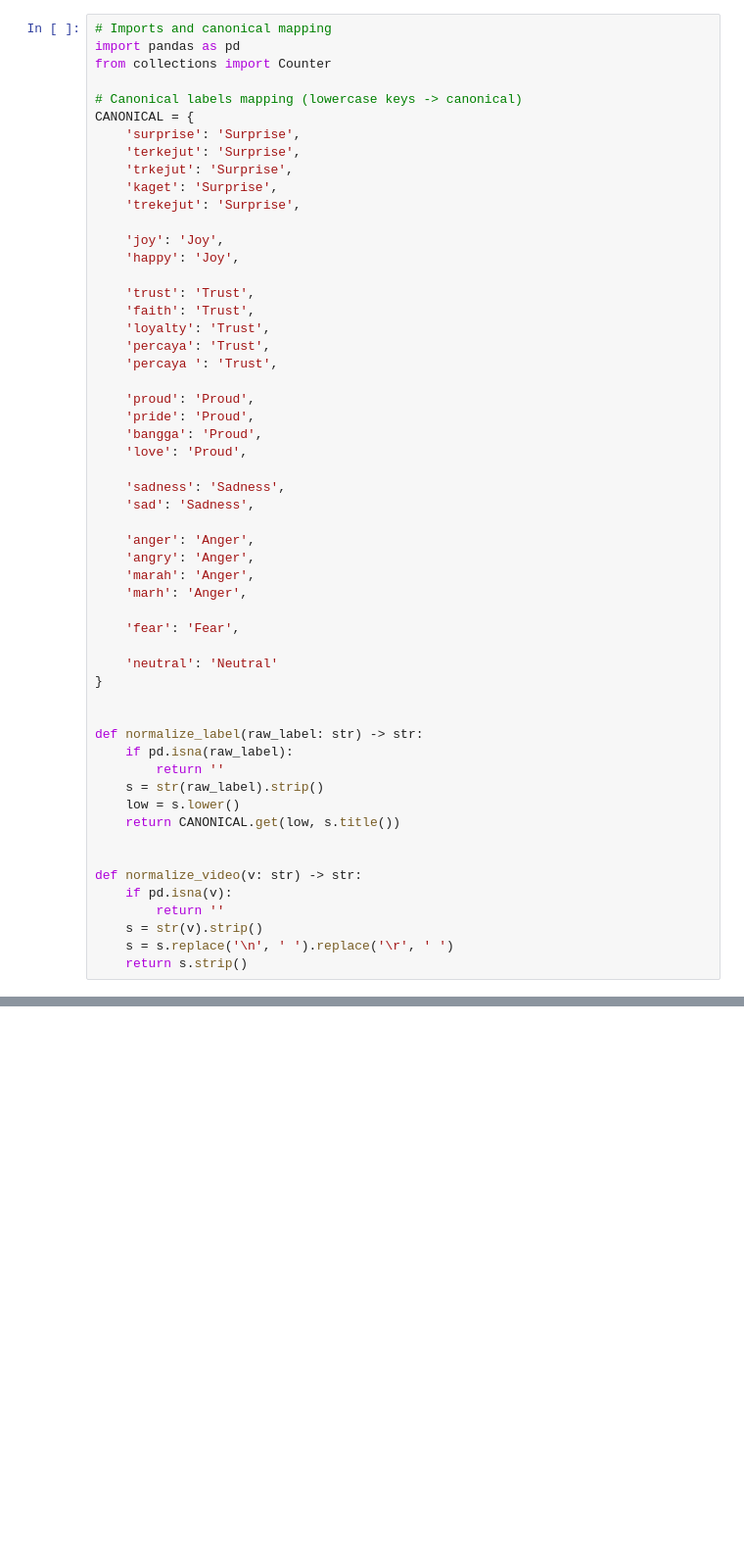
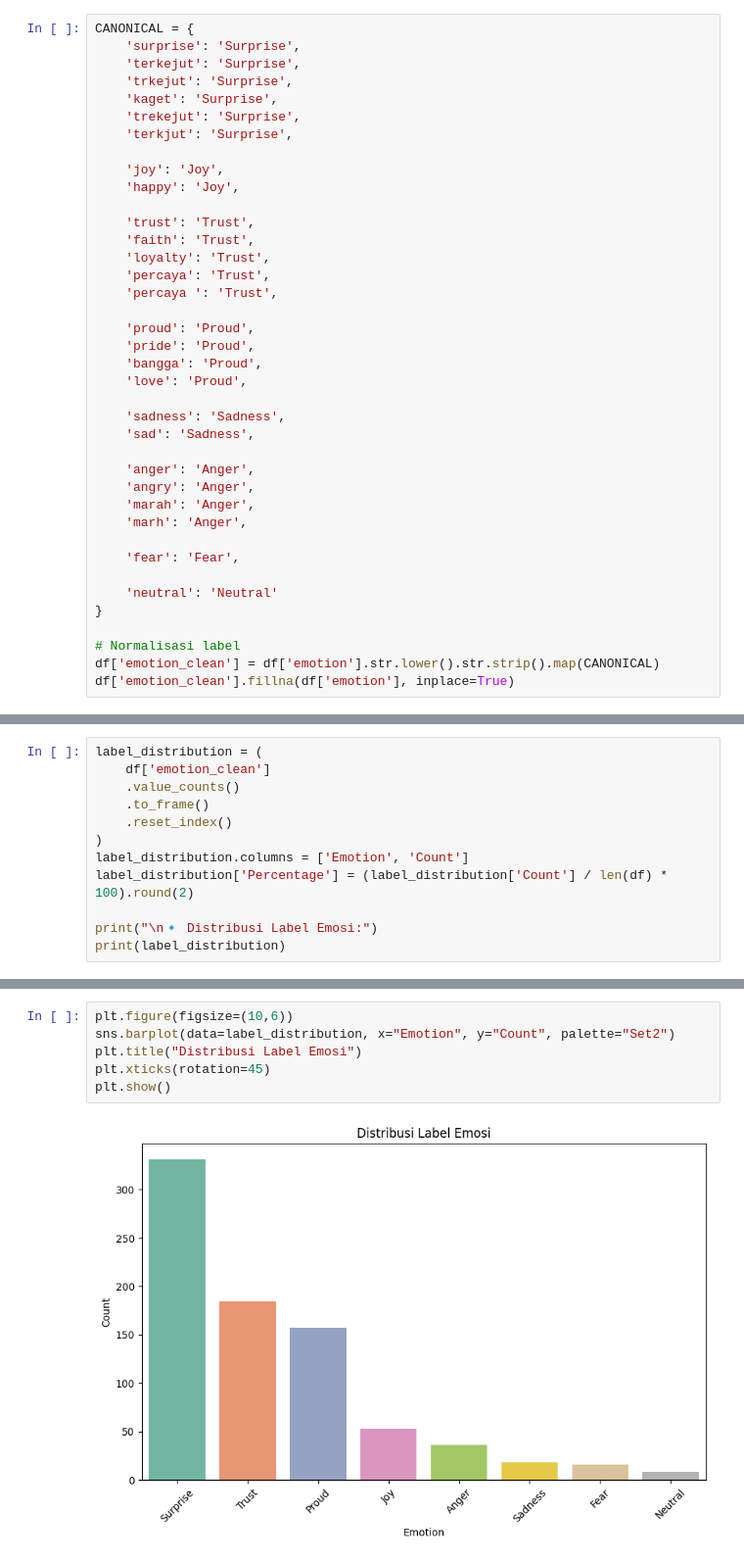
Before and after one commit to maybeitsai/video-emotion-cls, a Jupyter notebook: main.ipynb, the cells around one changed output, grey strips where cells are left out. Shown at 98% size. Drawn from its saved outputs; the diff is of its cells as text; blank space fills up the shorter version.

```diff
--- a/main.ipynb
+++ b/main.ipynb
@@ -22,15 +112,11 @@ Catatan: Saya berasumsi kebijakan resolusi otomatis yang wajar adalah majority-v
 # %%
-# Imports and canonical mapping
-import pandas as pd
-from collections import Counter
-
-# Canonical labels mapping (lowercase keys -> canonical)
 CANONICAL = {
     'surprise': 'Surprise',
     'terkejut': 'Surprise',
     'trkejut': 'Surprise',
     'kaget': 'Surprise',
     'trekejut': 'Surprise',
+    'terkjut': 'Surprise',
 
     'joy': 'Joy',
     'happy': 'Joy',
@@ -59,18 +145,6 @@ CANONICAL = {
     'neutral': 'Neutral'
 }
 
-
-def normalize_label(raw_label: str) -> str:
-    if pd.isna(raw_label):
-        return ''
-    s = str(raw_label).strip()
-    low = s.lower()
-    return CANONICAL.get(low, s.title())
-
-
-def normalize_video(v: str) -> str:
-    if pd.isna(v):
-        return ''
-    s = str(v).strip()
-    s = s.replace('\n', ' ').replace('\r', ' ')
-    return s.strip()
+# Normalisasi label
+df['emotion_clean'] = df['emotion'].str.lower().str.strip().map(CANONICAL)
+df['emotion_clean'].fillna(df['emotion'], inplace=True)
@@ -161,0 +153,12 @@ Also wrote conflicts -> data/duplicate_conflicts.csv
+# %%
+label_distribution = (
+    df['emotion_clean']
+    .value_counts()
+    .to_frame()
+    .reset_index()
+)
+label_distribution.columns = ['Emotion', 'Count']
+label_distribution['Percentage'] = (label_distribution['Count'] / len(df) * 100).round(2)
+
+print("\n🔹 Distribusi Label Emosi:")
+print(label_distribution)
@@ -161,0 +178,8 @@ Also wrote conflicts -> data/duplicate_conflicts.csv
+# %%
+plt.figure(figsize=(10,6))
+sns.barplot(data=label_distribution, x="Emotion", y="Count", palette="Set2")
+plt.title("Distribusi Label Emosi")
+plt.xticks(rotation=45)
+plt.show()
+# %% [output]
+[figure, added]
```
Also changed, not shown: parts of 20 cells of this notebook, 2 other files.
